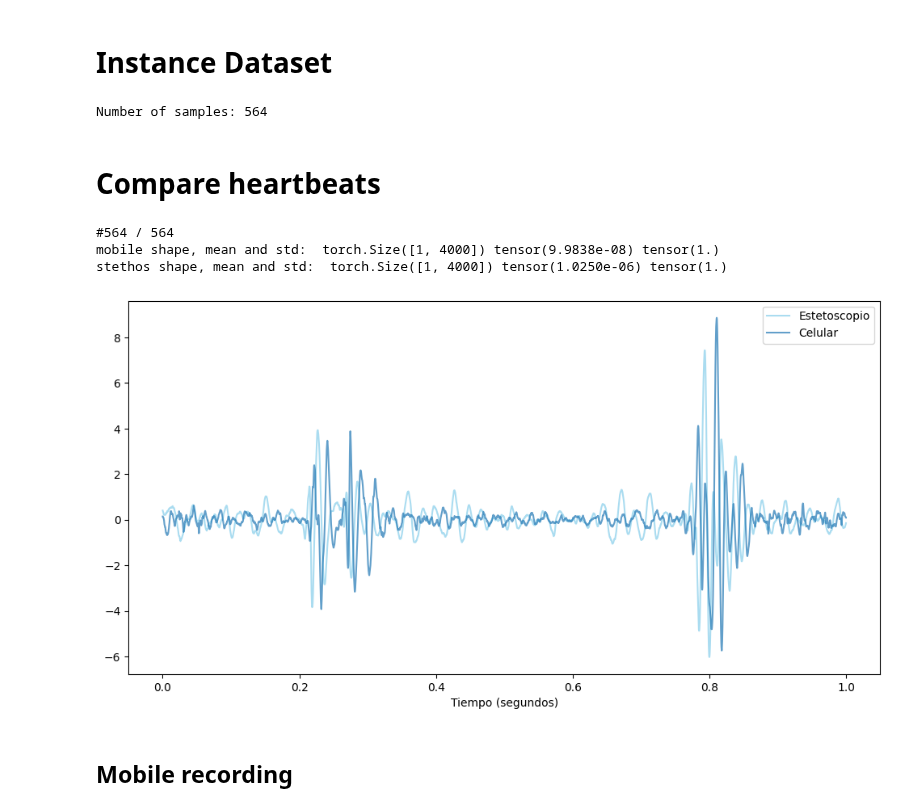
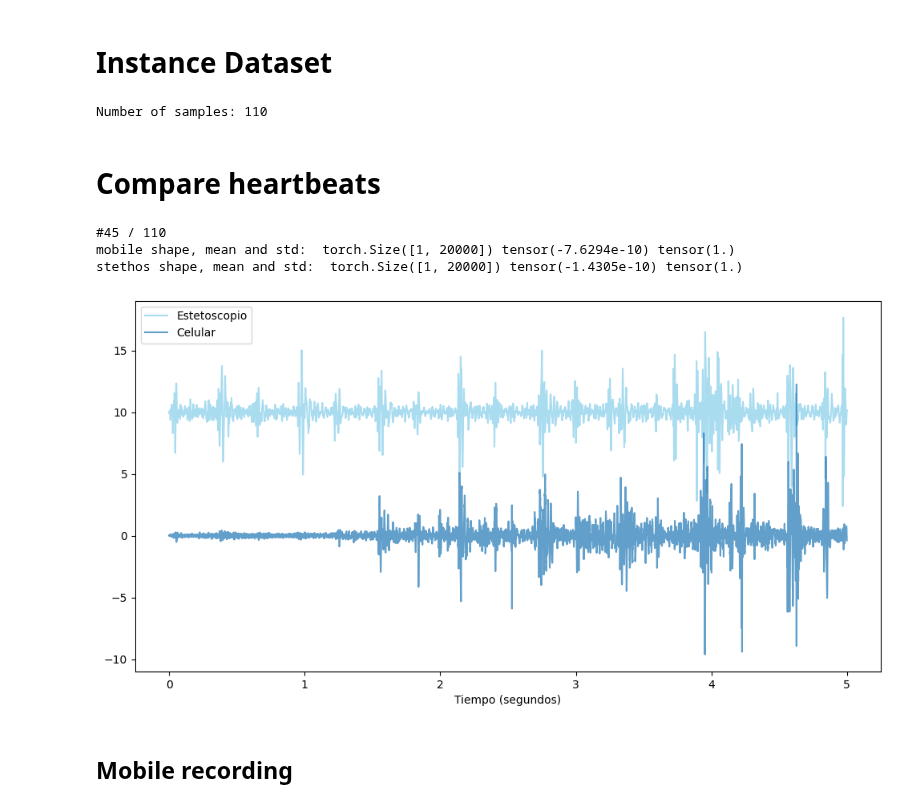
Before and after one commit to Afroefras/coratech, a Jupyter notebook: notebooks/model/train.ipynb, the cells around one changed output. Drawn from its saved outputs; the diff is of its cells as text; code cells hidden in the pictures.

Commit message:
AddHospitalNoise transform added in custom Pytorch Dataset

```diff
--- a/notebooks/model/train.ipynb
+++ b/notebooks/model/train.ipynb
@@ -6,49 +6,56 @@ from random import randint
 import pytorch_lightning as pl
 from IPython.display import Audio
 from helpers.path_utils import get_base_dir
-from model import CoraTechDataset, CoraTechModel
+from model import CoraTechDataset, Compose, AddHospitalNoise, Normalize, CoraTechModel
 from helpers.plot import compare_audios, plot_wavelet_spectrogram, plot_audio_fft, plot_model_result
 
-CHUNK_SECS = 1
-TENSORS_DIR = get_base_dir().joinpath("data", "model", "original")
+CHUNK_SECS = 5
 sample_rate = 4000
+
+base_dir = get_base_dir()
+TENSORS_DIR = base_dir.joinpath("data", "model", "original")
+NOISE_DIR = base_dir.joinpath("data", "hospital-ambient-noise", "original")
 # %% [markdown]
 # Instance Dataset
 # %%
-cora_dataset = CoraTechDataset(TENSORS_DIR, CHUNK_SECS)
+transformations = Compose([
+    AddHospitalNoise(noise_dir=NOISE_DIR),
+    Normalize()
+])
+
+cora_dataset = CoraTechDataset(TENSORS_DIR, CHUNK_SECS, transform=transformations)
 n_samples = len(cora_dataset)
 
 print(f"Number of samples: {n_samples}")
 # %% [output]
-Number of samples: 564
+Number of samples: 110
 # %% [markdown]
 # Compare heartbeats
 # %%
 choosen_one = randint(0, n_samples)
-choosen_one = n_samples - 1
 print(f"#{choosen_one + 1} / {n_samples}")
 
 mobile_sample, stethos_sample = cora_dataset[choosen_one]
 
 print(
     "mobile shape, mean and std: ",
     mobile_sample.shape,
     mobile_sample.mean(),
     mobile_sample.std(),
 )
 print(
     "stethos shape, mean and std: ",
     stethos_sample.shape,
     stethos_sample.mean(),
     stethos_sample.std(),
 )
 
-compare_audios(mobile_sample.squeeze(), stethos_sample.squeeze(), sample_rate)
+compare_audios(mobile_sample.squeeze(), stethos_sample.squeeze(), sample_rate, offset=10)
 # %% [output]
-#564 / 564
-mobile shape, mean and std:  torch.Size([1, 4000]) tensor(9.9838e-08) tensor(1.)
-stethos shape, mean and std:  torch.Size([1, 4000]) tensor(1.0250e-06) tensor(1.)
+#45 / 110
+mobile shape, mean and std:  torch.Size([1, 20000]) tensor(-7.6294e-10) tensor(1.)
+stethos shape, mean and std:  torch.Size([1, 20000]) tensor(-1.4305e-10) tensor(1.)
-[figure, old version]
+[figure, new version]
 # %% [markdown]
 ## Mobile recording
 # %%
```
Also changed, not shown: parts of 9 cells of this notebook, 1 other file.
